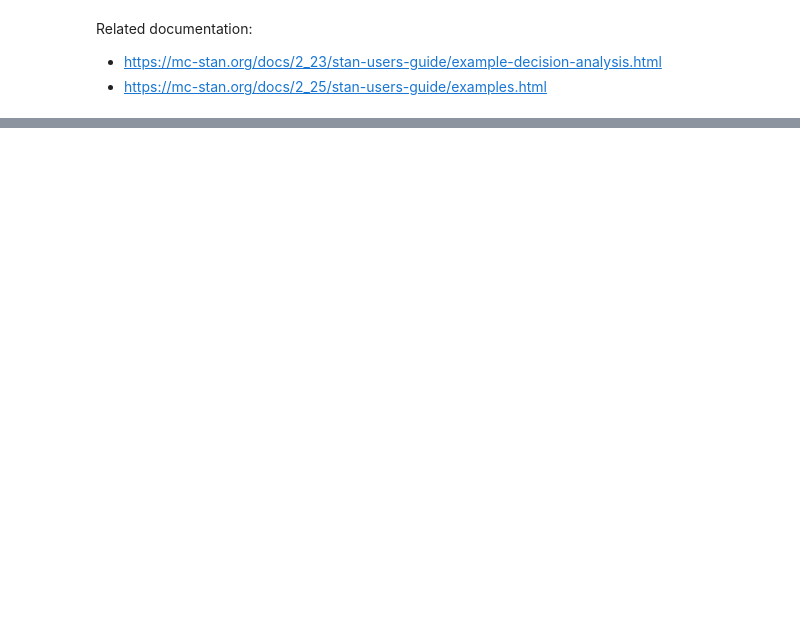
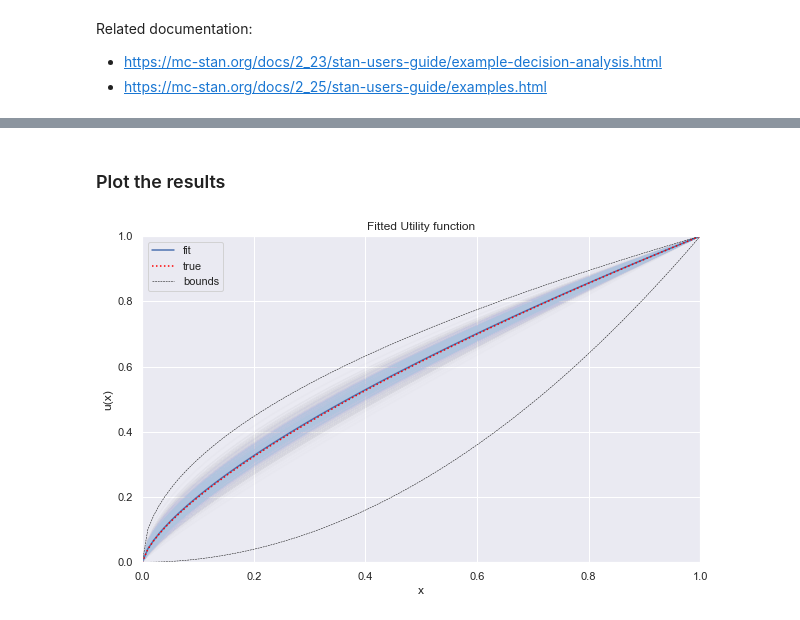
Before and after one commit to AurelienNioche/BayesianCogSci, a Jupyter notebook: likelihood_based/cumulative_prospect_theory.ipynb, the cells around one changed output, grey strips where cells are left out. Saved outputs shown, nothing was run; the diff lists cells and outputs as text; code cells hidden in the pictures; blank space fills up the shorter version.

```diff
--- a/likelihood_based/cumulative_prospect_theory.ipynb
+++ b/likelihood_based/cumulative_prospect_theory.ipynb
@@ -79,0 +323,7 @@ print(fit)
+# %%
+# Cast the fit output to a pandas DataFrame
+summary_dict = fit.summary()
+df = pd.DataFrame(summary_dict['summary'],
+                  columns=summary_dict['summary_colnames'],
+                  index=summary_dict['summary_rownames'])
+df
@@ -79,0 +335,55 @@ print(fit)
+# %% [markdown]
+### Plot the results
+# %%
+# Extract means
+alpha_mean, tau_mean, beta_mean = df['mean']['alpha'], df['mean']['tau'], df['mean']['beta']
+
+# Extracting traces
+alpha = fit['alpha']
+tau = fit['tau']
+beta = fit['beta']
+lp = fit['lp__']
+# %%
+# Select a subset of samples to plot
+n = 1000
+idx = np.random.choice(range(len(alpha)), size=n, replace=False)
+# %%
+# Create fig
+fig, ax = plt.subplots(figsize=(10, 6))
+
+# Set limits
+x_min, x_max = 0, 1
+y_min, y_max = 0, 1
+
+# Generate x-values
+x = np.linspace(x_min, x_max, 100)
+
+# Plot a subset
+for i in idx:
+    alpha_p = alpha[i]
+    y_p = x **(1 - alpha_p)
+    ax.plot(x, y_p, color='lightsteelblue', alpha=0.005 )
+
+# Plot mean
+y_mean = x**(1-alpha_mean)
+ax.plot(x, y_mean, label="fit")
+
+# Plot truth
+y_true = x**(1-alpha_true)
+ax.plot(x, y_true, ls=':', label='true', color="red")
+
+# Plot bounds
+ax.plot(x, x**(1/2), color='0.01', ls='--', lw=0.5)
+ax.plot(x, x**2, color='0.01', ls='--', label="bounds", lw=0.5)
+
+# Pimp your plot
+ax.set_xlabel('x')
+ax.set_ylabel('u(x)')
+ax.set_title('Fitted Utility function')
+ax.set_xlim(x_min, x_max)
+ax.set_ylim(y_min, y_max)
+ax.legend()
+
+plt.show()
+# %% [output]
+[figure, added]
```
Also changed, not shown: parts of 36 cells of this notebook, 2 other files.
